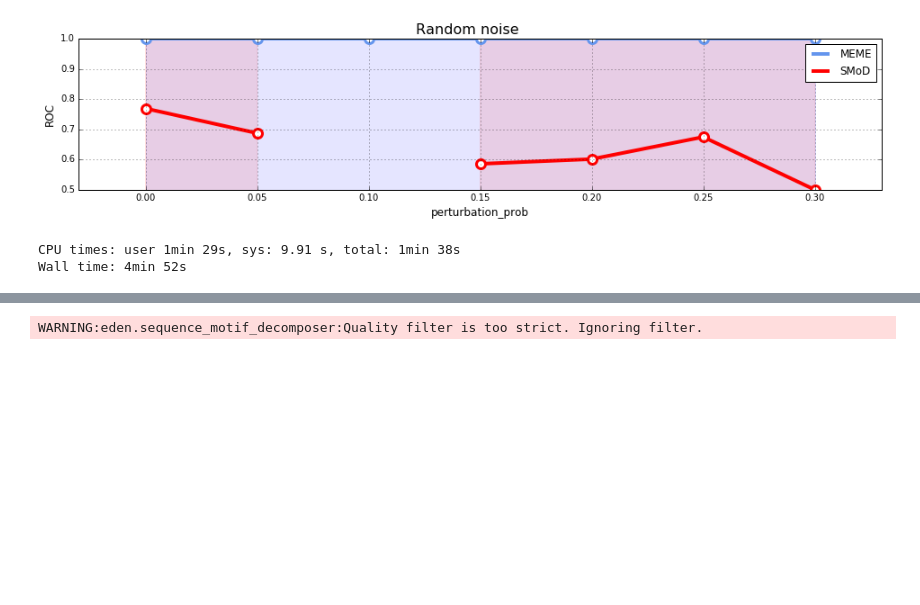
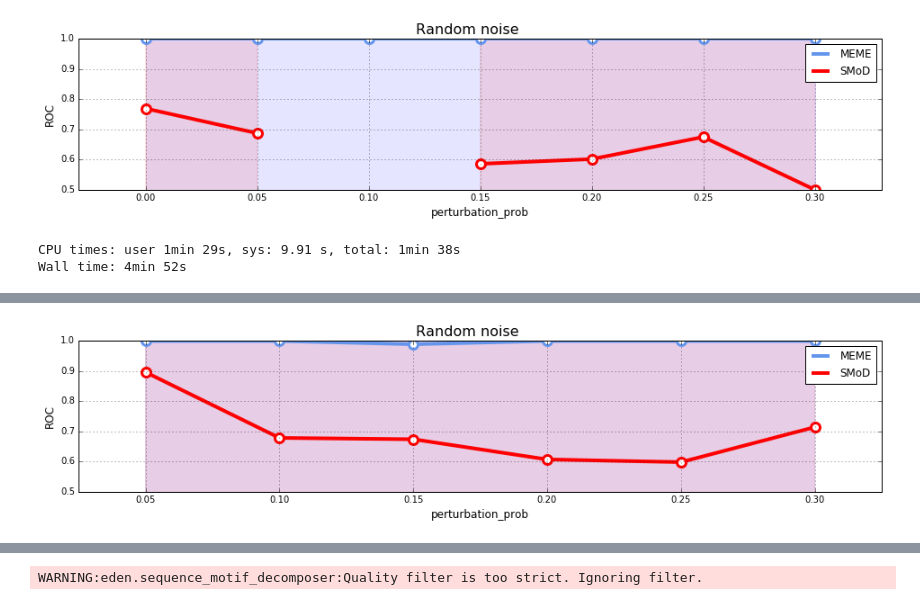
Before and after one commit to fabriziocosta/pyMotif, a Jupyter notebook: Experiment_noise.ipynb, the cells around one changed output, grey strips where cells are left out. Saved outputs shown, nothing was run; the diff lists cells and outputs as text; code cells hidden in the pictures; blank space fills up the shorter version.

```diff
--- a/Experiment_noise.ipynb
+++ b/Experiment_noise.ipynb
@@ -460,25 +460,25 @@ Wall time: 4min 52s
 # %%
 %%time
 
-def make_results(n_rep=1):
-    for param in [0.0, 0.05, 0.10, 0.15, 0.2, 0.25, 0.3]:
+def make_results(n_rep=2):
+    for param in [0.05, 0.10, 0.15, 0.2, 0.25, 0.3]:
         results = {'meme':[], 'smod':[]}
         for rep in range(n_rep):
             tool_result = evaluate(scoring_criteria='pwm', # ['pwm','hmm']
                                    complexity=5,
                                    motif_length=10,
                                    n_motives=2,
-                                   sequence_length=52,
-                                   n_sequences=500,
+                                   sequence_length=50,
+                                   n_sequences=200,
                                    perturbation_prob=param,
                                    n_clusters=10,
                                    min_subarray_size=8,
                                    max_subarray_size=12,
-                                   min_score=5,
-                                   min_freq=0.65,
+                                   min_score=4,
+                                   min_freq=0.25,
                                    min_cluster_size=2,
-                                   similarity_threshold=1,
-                                   freq_threshold=1,
+                                   similarity_threshold=0.80,
+                                   freq_threshold=0.20,
                                    p_value=1,
                                    regex_th=0.5,
                                    sample_size=400,
@@ -499,0 +501 @@ AttributeError: 'NoneType' object has no attribute 'select_motives'
+[figure, added]
```
Also changed, not shown: parts of 1 cell of this notebook, 5 other files.
